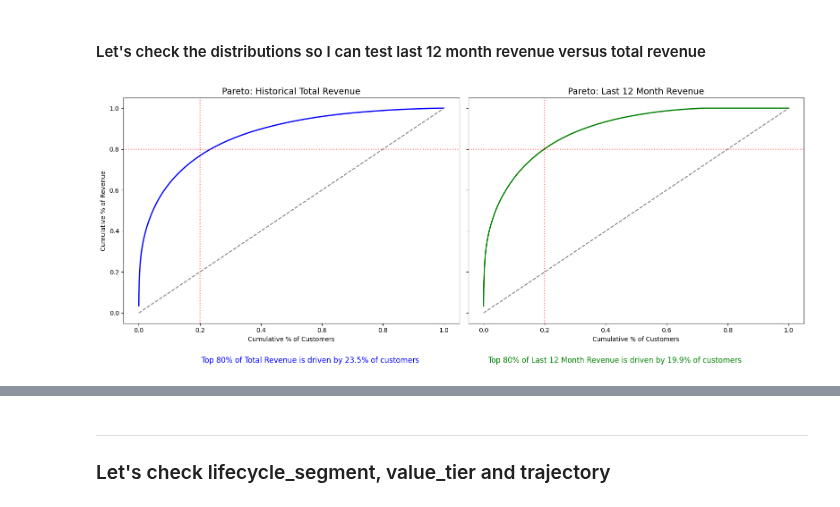
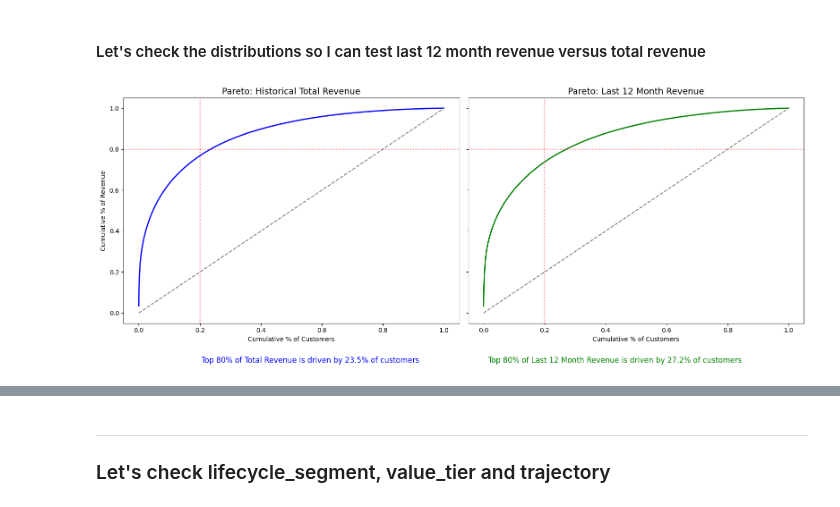
Before and after one commit to sachaplaye/rfm-lifecycle-segmentation, a Jupyter notebook: notebooks/3_data_distributions.ipynb, the cells around one changed output, grey strips where cells are left out. Saved outputs shown, nothing was run; the diff lists cells and outputs as text; code cells hidden in the pictures.

```diff
--- a/notebooks/3_data_distributions.ipynb
+++ b/notebooks/3_data_distributions.ipynb
@@ -503,9 +991,0 @@ customer['rev_slope_pct'] = customer['rev_slope'] / avg_monthly_rev
-# %%
-# Number of active months — useful for filtering slopes downstream
-n_active_months = (df.assign(month=df['InvoiceDateMin'].dt.to_period('M'))
-                     .groupby('CustomerHashID')['month']
-                     .nunique()
-                     .rename('n_active_months'))
-
-customer = customer.drop(columns=['n_active_months'], errors='ignore')
-customer = customer.merge(n_active_months, on='CustomerHashID', how='left')
@@ -1298,21 +1650,0 @@ Name: count, dtype: int64
-# %%
-import numpy as np
-
-# Sort and calculate Pareto distribution
-# We sort by new metric so that Key Accounts represent LTT
-customer = customer.sort_values('ltm_revenue', ascending=False).reset_index(drop=True)
-
-# Calculate the cumulative percentage LTT
-customer['curr_cum_rev_pct'] = (
-    customer['ltm_revenue'].cumsum() /
-    customer['ltm_revenue'].sum()
-)
-
-def curr_value_tier(pct):
-    if pct <= 0.80:  return 'Key Account'     # Top 80%
-    if pct <= 0.95:  return 'Core Account'    # Next 15%
-    return 'Standard Account'                 # Bottom 5%
-
-customer['current_value_tier'] = customer['curr_cum_rev_pct'].apply(curr_value_tier)
-
-print(customer['current_value_tier'].value_counts())
@@ -1358,41 +1689,41 @@ df_tot['cum_rev_pct'] = df_tot['total_revenue'].cumsum() / df_tot['total_revenue
 df_tot['cum_cust_pct'] = (df_tot.index + 1) / len(df_tot)
 
 # 2. Prepare data for Last 12 month Revenue
-df_ann = customer.sort_values('ttm_revenue', ascending=False).reset_index(drop=True)
-df_ann['cum_rev_pct'] = df_ann['ttm_revenue'].cumsum() / df_ann['ttm_revenue'].sum()
+df_ann = customer_ltm.sort_values('ltm_revenue', ascending=False).reset_index(drop=True)
+df_ann['cum_rev_pct'] = df_ann['ltm_revenue'].cumsum() / df_ann['ltm_revenue'].sum()
 df_ann['cum_cust_pct'] = (df_ann.index + 1) / len(df_ann)
 
 # 3. Plotting
 fig, axes = plt.subplots(1, 2, figsize=(16, 6), sharey=True)
 
 # Plot A: Total Revenue
 axes[0].plot(df_tot['cum_cust_pct'], df_tot['cum_rev_pct'], color='blue', lw=2)
 axes[0].plot([0, 1], [0, 1], color='grey', linestyle='--') # Line of absolute equality
 axes[0].axhline(0.80, color='red', linestyle=':', alpha=0.6)
 axes[0].axvline(0.20, color='red', linestyle=':', alpha=0.6)
 axes[0].set_title('Pareto: Historical Total Revenue', fontsize=14)
 axes[0].set_xlabel('Cumulative % of Customers')
 axes[0].set_ylabel('Cumulative % of Revenue')
 
 # Plot B: Normalised Revenue
 axes[1].plot(df_ann['cum_cust_pct'], df_ann['cum_rev_pct'], color='green', lw=2)
 axes[1].plot([0, 1], [0, 1], color='grey', linestyle='--')
 axes[1].axhline(0.80, color='red', linestyle=':', alpha=0.6)
 axes[1].axvline(0.20, color='red', linestyle=':', alpha=0.6)
 axes[1].set_title('Pareto: Last 12 Month Revenue', fontsize=14)
 axes[1].set_xlabel('Cumulative % of Customers')
 
 # Calculate exactly how many customers make up the top 80% for both
 top_80_tot = df_tot[df_tot['cum_rev_pct'] <= 0.80].shape[0] / len(df_tot)
 top_80_ann = df_ann[df_ann['cum_rev_pct'] <= 0.80].shape[0] / len(df_ann)
 
 plt.figtext(0.15, -0.05, f"Top 80% of Total Revenue is driven by {top_80_tot*100:.1f}% of customers", fontsize=12, color='blue')
 plt.figtext(0.55, -0.05, f"Top 80% of Last 12 Month Revenue is driven by {top_80_ann*100:.1f}% of customers", fontsize=12, color='green')
 
 plt.tight_layout()
 plt.show()
 # %% [output]
-[figure, old version]
+[figure, new version]
 # %%
 # Who is in the Top 80%?
 tot_key_accounts = set(df_tot[df_tot['cum_rev_pct'] <= 0.80]['CustomerHashID'])
```
Also changed, not shown: parts of 92 cells of this notebook, 1 other file.
